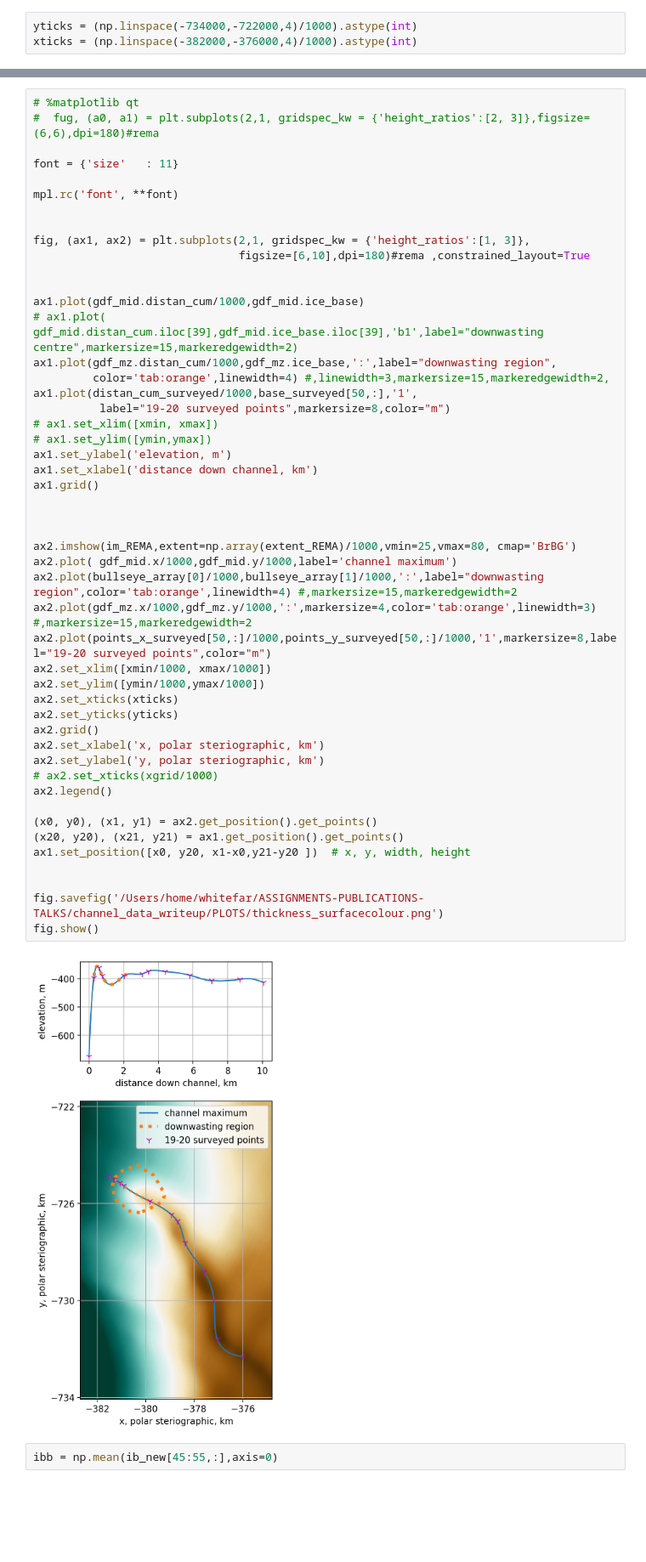
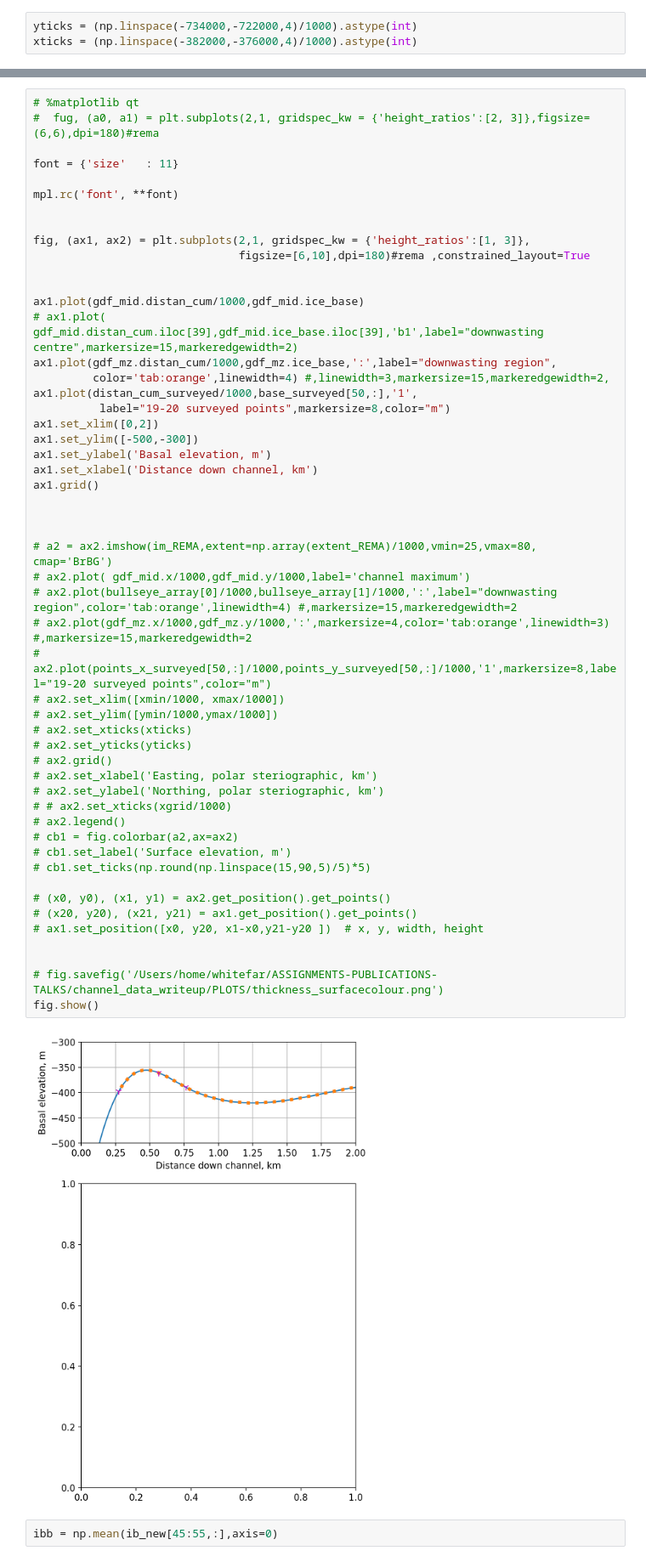
Before and after one commit to arrran/PhD_data_chapter, a Jupyter notebook: Jupyter/PLOTS/data_paper/04_thickness_surfacecolour.ipynb, the cells around one changed output, grey strips where cells are left out. Shown at 85% size. Drawn from its saved outputs; the diff is of its cells as text; blank space fills up the shorter version.

```diff
--- a/Jupyter/PLOTS/data_paper/04_thickness_surfacecolour.ipynb
+++ b/Jupyter/PLOTS/data_paper/04_thickness_surfacecolour.ipynb
@@ -149,54 +248,57 @@ xticks = (np.linspace(-382000,-376000,4)/1000).astype(int)
 # %%
 # %matplotlib qt
 #  fug, (a0, a1) = plt.subplots(2,1, gridspec_kw = {'height_ratios':[2, 3]},figsize=(6,6),dpi=180)#rema
 
 font = {'size'   : 11}
 
 mpl.rc('font', **font)
 
 
 fig, (ax1, ax2) = plt.subplots(2,1, gridspec_kw = {'height_ratios':[1, 3]},
                                figsize=[6,10],dpi=180)#rema ,constrained_layout=True
 
 
 ax1.plot(gdf_mid.distan_cum/1000,gdf_mid.ice_base)
 # ax1.plot( gdf_mid.distan_cum.iloc[39],gdf_mid.ice_base.iloc[39],'b1',label="downwasting centre",markersize=15,markeredgewidth=2)
 ax1.plot(gdf_mz.distan_cum/1000,gdf_mz.ice_base,':',label="downwasting region",
          color='tab:orange',linewidth=4) #,linewidth=3,markersize=15,markeredgewidth=2,
 ax1.plot(distan_cum_surveyed/1000,base_surveyed[50,:],'1',
           label="19-20 surveyed points",markersize=8,color="m")
-# ax1.set_xlim([xmin, xmax])
-# ax1.set_ylim([ymin,ymax])
-ax1.set_ylabel('elevation, m')
-ax1.set_xlabel('distance down channel, km')
+ax1.set_xlim([0,2])
+ax1.set_ylim([-500,-300])
+ax1.set_ylabel('Basal elevation, m')
+ax1.set_xlabel('Distance down channel, km')
 ax1.grid()
 
 
 
-ax2.imshow(im_REMA,extent=np.array(extent_REMA)/1000,vmin=25,vmax=80, cmap='BrBG')
-ax2.plot( gdf_mid.x/1000,gdf_mid.y/1000,label='channel maximum')
-ax2.plot(bullseye_array[0]/1000,bullseye_array[1]/1000,':',label="downwasting region",color='tab:orange',linewidth=4) #,markersize=15,markeredgewidth=2
-ax2.plot(gdf_mz.x/1000,gdf_mz.y/1000,':',markersize=4,color='tab:orange',linewidth=3) #,markersize=15,markeredgewidth=2
-ax2.plot(points_x_surveyed[50,:]/1000,points_y_surveyed[50,:]/1000,'1',markersize=8,label="19-20 surveyed points",color="m")
-ax2.set_xlim([xmin/1000, xmax/1000])
-ax2.set_ylim([ymin/1000,ymax/1000])
-ax2.set_xticks(xticks)
-ax2.set_yticks(yticks)
-ax2.grid()
-ax2.set_xlabel('x, polar steriographic, km')
-ax2.set_ylabel('y, polar steriographic, km')
-# ax2.set_xticks(xgrid/1000)
-ax2.legend()
+# a2 = ax2.imshow(im_REMA,extent=np.array(extent_REMA)/1000,vmin=25,vmax=80, cmap='BrBG')
+# ax2.plot( gdf_mid.x/1000,gdf_mid.y/1000,label='channel maximum')
+# ax2.plot(bullseye_array[0]/1000,bullseye_array[1]/1000,':',label="downwasting region",color='tab:orange',linewidth=4) #,markersize=15,markeredgewidth=2
+# ax2.plot(gdf_mz.x/1000,gdf_mz.y/1000,':',markersize=4,color='tab:orange',linewidth=3) #,markersize=15,markeredgewidth=2
+# ax2.plot(points_x_surveyed[50,:]/1000,points_y_surveyed[50,:]/1000,'1',markersize=8,label="19-20 surveyed points",color="m")
+# ax2.set_xlim([xmin/1000, xmax/1000])
+# ax2.set_ylim([ymin/1000,ymax/1000])
+# ax2.set_xticks(xticks)
+# ax2.set_yticks(yticks)
+# ax2.grid()
+# ax2.set_xlabel('Easting, polar steriographic, km')
+# ax2.set_ylabel('Northing, polar steriographic, km')
+# # ax2.set_xticks(xgrid/1000)
+# ax2.legend()
+# cb1 = fig.colorbar(a2,ax=ax2)
+# cb1.set_label('Surface elevation, m')
+# cb1.set_ticks(np.round(np.linspace(15,90,5)/5)*5)
 
-(x0, y0), (x1, y1) = ax2.get_position().get_points()
-(x20, y20), (x21, y21) = ax1.get_position().get_points()
-ax1.set_position([x0, y20, x1-x0,y21-y20 ])  # x, y, width, height
+# (x0, y0), (x1, y1) = ax2.get_position().get_points()
+# (x20, y20), (x21, y21) = ax1.get_position().get_points()
+# ax1.set_position([x0, y20, x1-x0,y21-y20 ])  # x, y, width, height
 
 
-fig.savefig('/Users/home/whitefar/ASSIGNMENTS-PUBLICATIONS-TALKS/channel_data_writeup/PLOTS/thickness_surfacecolour.png')
+# fig.savefig('/Users/home/whitefar/ASSIGNMENTS-PUBLICATIONS-TALKS/channel_data_writeup/PLOTS/thickness_surfacecolour.png')
 fig.show()
 # %% [output]
-[figure, old version]
+[figure, new version]
 # %%
 ibb = np.mean(ib_new[45:55,:],axis=0)
 # %%
```
Also changed, not shown: parts of 8 cells of this notebook, 11 other files.
